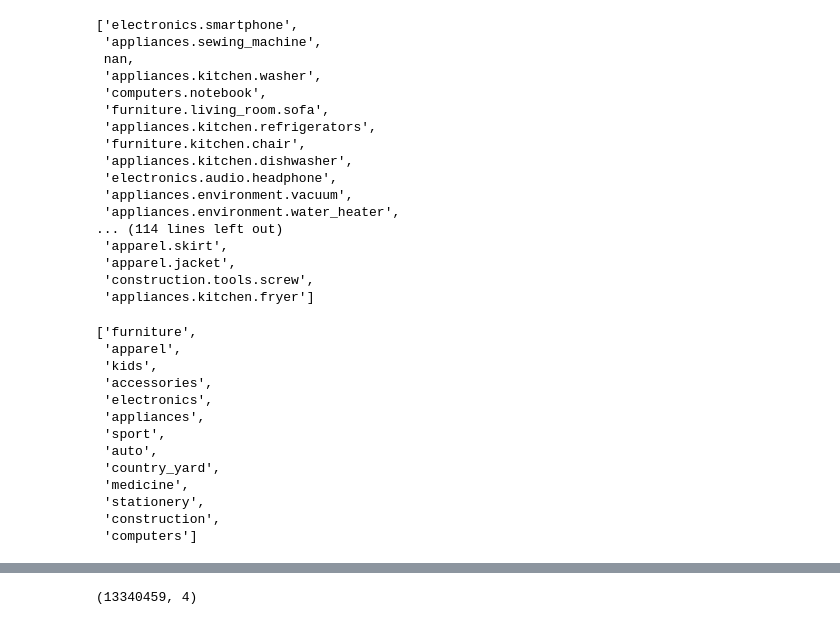
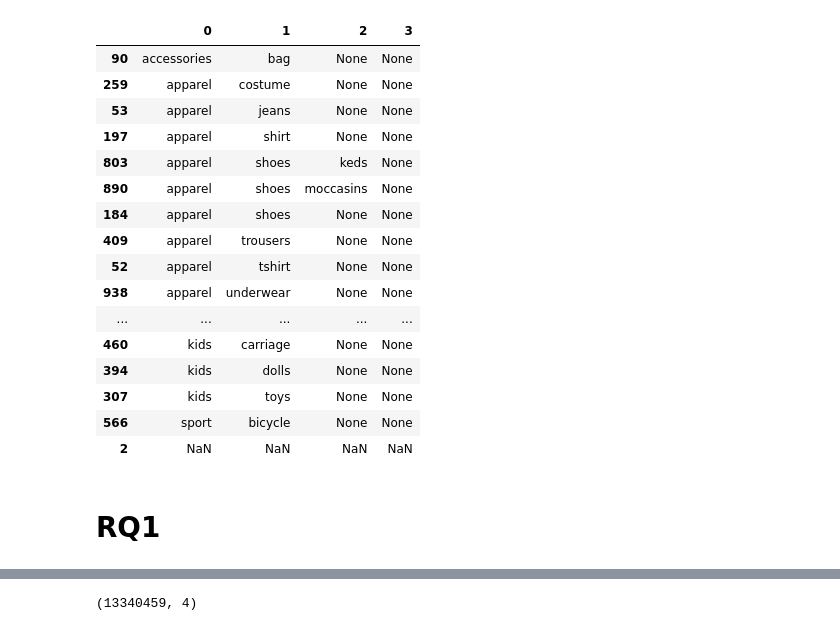
Before and after one commit to LA200/ADM_HW2, a Jupyter notebook: HW2 ADM.ipynb, the cells around one changed output, grey strips where cells are left out. Saved outputs shown, nothing was run; the diff lists cells and outputs as text; code cells hidden in the pictures.

```diff
--- a/HW2 ADM.ipynb
+++ b/HW2 ADM.ipynb
@@ -10,3 +9,8 @@ date_parser=pd.to_datetime)
+# %%
+# dataset for October
+# oct_df = pd.read_csv('2019-Oct.csv', header='infer', parse_dates=['event_time'], date_parser=pd.to_datetime)
+# dataset for Nobember
+nov = pd.read_csv('2019-Nov.csv', nrows=1000, header='infer', parse_dates=['event_time'], date_parser=pd.to_datetime)
 # %%
 nov.info()
 # %% [output]
@@ -102,20 +61,0 @@ cat = categories.tolist()
-# %%
-cat
-# %% [output]
-['electronics.smartphone',
- 'appliances.sewing_machine',
- nan,
- 'appliances.kitchen.washer',
- 'computers.notebook',
- 'furniture.living_room.sofa',
- 'appliances.kitchen.refrigerators',
- 'furniture.kitchen.chair',
- 'appliances.kitchen.dishwasher',
- 'electronics.audio.headphone',
- 'appliances.environment.vacuum',
- 'appliances.environment.water_heater',
-... (114 lines left out)
- 'apparel.skirt',
- 'apparel.jacket',
- 'construction.tools.screw',
- 'appliances.kitchen.fryer']
@@ -130,18 +62,27 @@ cat1 = [el.split('.')[0] for el in cat if type(el) == str]
-# %%
-cat1 = list(set(cat1))
-cat1
-#taking unique categories using set's propertiss of uniqueness
-# %% [output]
-['furniture',
- 'apparel',
- 'kids',
- 'accessories',
- 'electronics',
- 'appliances',
- 'sport',
- 'auto',
- 'country_yard',
- 'medicine',
- 'stationery',
- 'construction',
- 'computers']
+# %%
+# Categories are composed of multiple subcategories, from NaN up to 4
+nov_categories = nov.copy()
+# nov_categories['category_code'].dropna().str.split('.', expand=True)
+nov_categories['category_code'].str.split('.', expand=True).drop_duplicates().sort_values(
+    by=list(range(4)), ascending=True
+)
+# %% [output]
+|  | 0 | 1 | 2 | 3 |
+| 90 | accessories | bag | None | None |
+| 259 | apparel | costume | None | None |
+| 53 | apparel | jeans | None | None |
+| 197 | apparel | shirt | None | None |
+| 803 | apparel | shoes | keds | None |
+| 890 | apparel | shoes | moccasins | None |
+| 184 | apparel | shoes | None | None |
+| 409 | apparel | trousers | None | None |
+| 52 | apparel | tshirt | None | None |
+| 938 | apparel | underwear | None | None |
+| ... | ... | ... | ... | ... |
+| 460 | kids | carriage | None | None |
+| 394 | kids | dolls | None | None |
+| 307 | kids | toys | None | None |
+| 566 | sport | bicycle | None | None |
+| 2 | NaN | NaN | NaN | NaN |
+# %% [markdown]
+# RQ1
```
Also changed, not shown: parts of 20 cells of this notebook.
